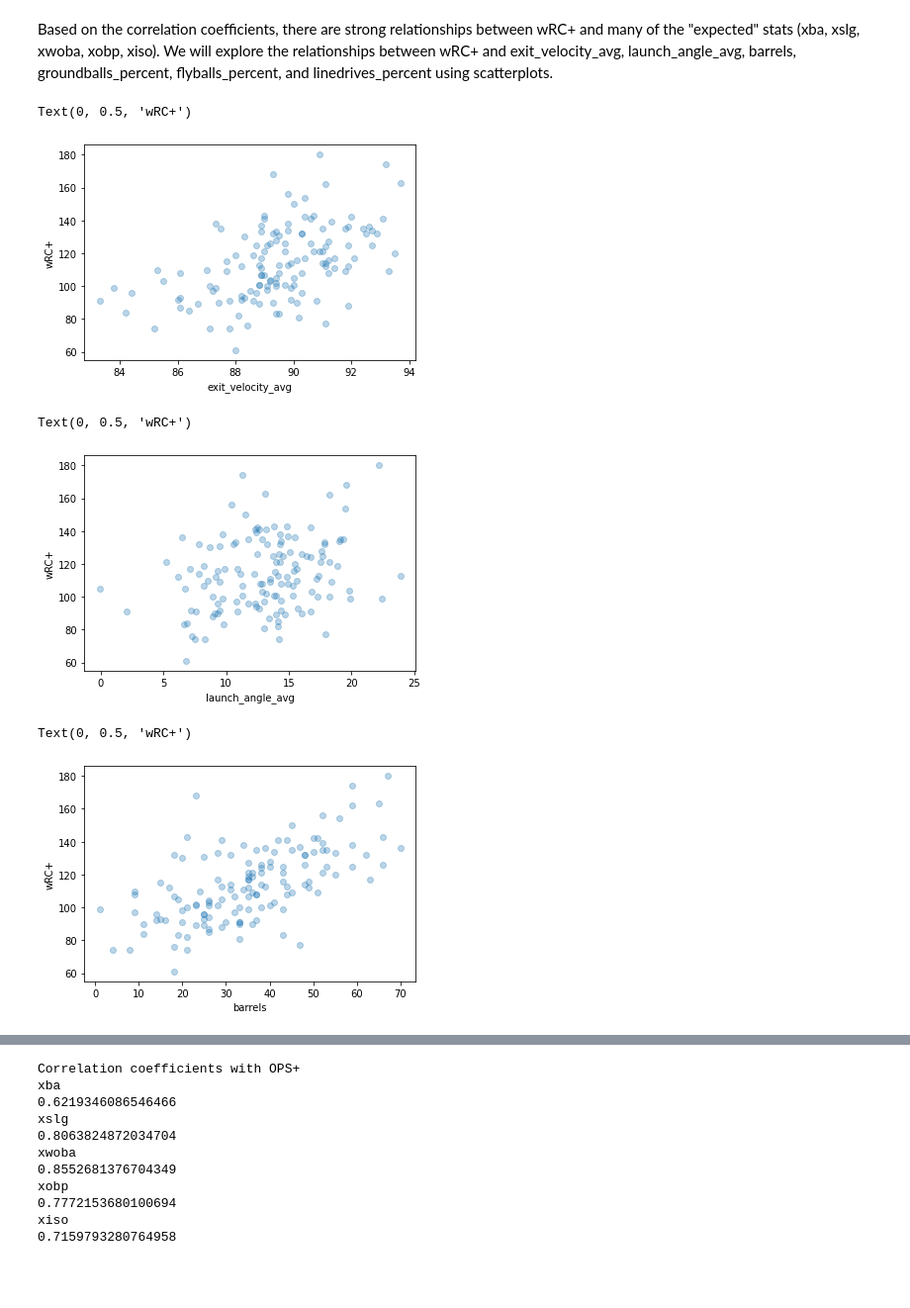
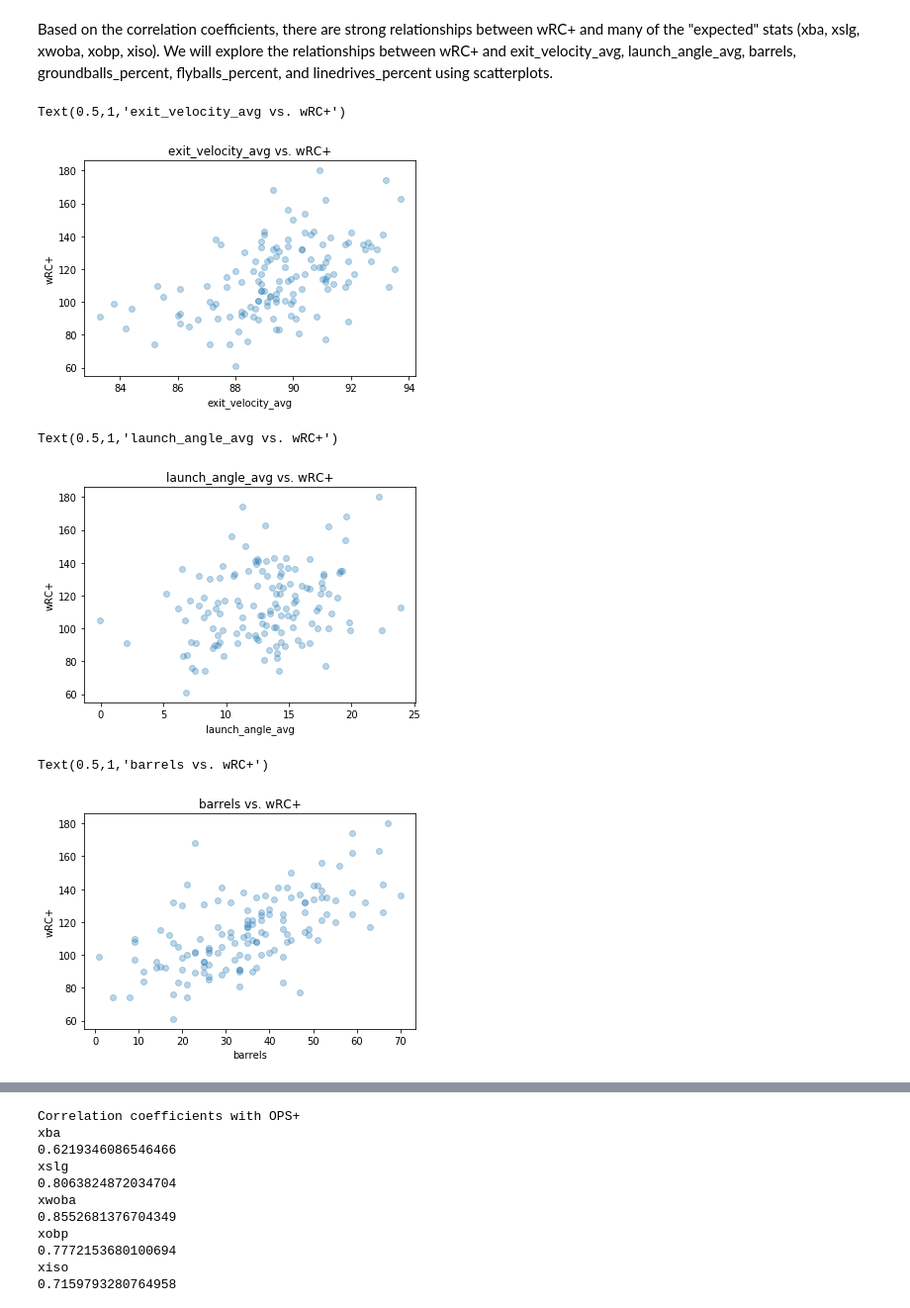
Before and after one commit to GeoffreyBrann/info2950, a Jupyter notebook: Phase_2_final.ipynb, the cells around one changed output, grey strips where cells are left out. Shown at 99% size. Drawn from its saved outputs; the diff is of its cells as text; code cells hidden in the pictures; blank space fills up the shorter version.

Commit message:
Labels added to  most histograms
Some still need updating along with the error message

```diff
--- a/Phase_2_final.ipynb
+++ b/Phase_2_final.ipynb
@@ -309,24 +309,27 @@ Based on the correlation coefficients, there are strong relationships between wR
 # %%
 plt.scatter(data_2019['exit_velocity_avg'], data_2019['wRC_Plus'],alpha=0.3)
 plt.xlabel('exit_velocity_avg')
 plt.ylabel('wRC+')
+plt.title('exit_velocity_avg vs. wRC+')
 # %% [output]
-Text(0, 0.5, 'wRC+')
+Text(0.5,1,'exit_velocity_avg vs. wRC+')
-[figure, old version]
+[figure, new version]
 # %%
 plt.scatter(data_2019['launch_angle_avg'], data_2019['wRC_Plus'],alpha=0.3)
 plt.xlabel('launch_angle_avg')
 plt.ylabel('wRC+')
+plt.title('launch_angle_avg vs. wRC+')
 # %% [output]
-Text(0, 0.5, 'wRC+')
+Text(0.5,1,'launch_angle_avg vs. wRC+')
-[figure, old version]
+[figure, new version]
 # %%
 plt.scatter(data_2019['barrels'], data_2019['wRC_Plus'],alpha=0.3)
 plt.xlabel('barrels')
 plt.ylabel('wRC+')
+plt.title('barrels vs. wRC+')
 # %% [output]
-Text(0, 0.5, 'wRC+')
+Text(0.5,1,'barrels vs. wRC+')
-[figure, old version]
+[figure, new version]
 # %%
 plt.scatter(data_2019['groundballs_percent'], data_2019['wRC_Plus'],alpha=0.3)
 plt.xlabel('groundballs_percent')
```
Also changed, not shown: parts of 13 cells of this notebook.
